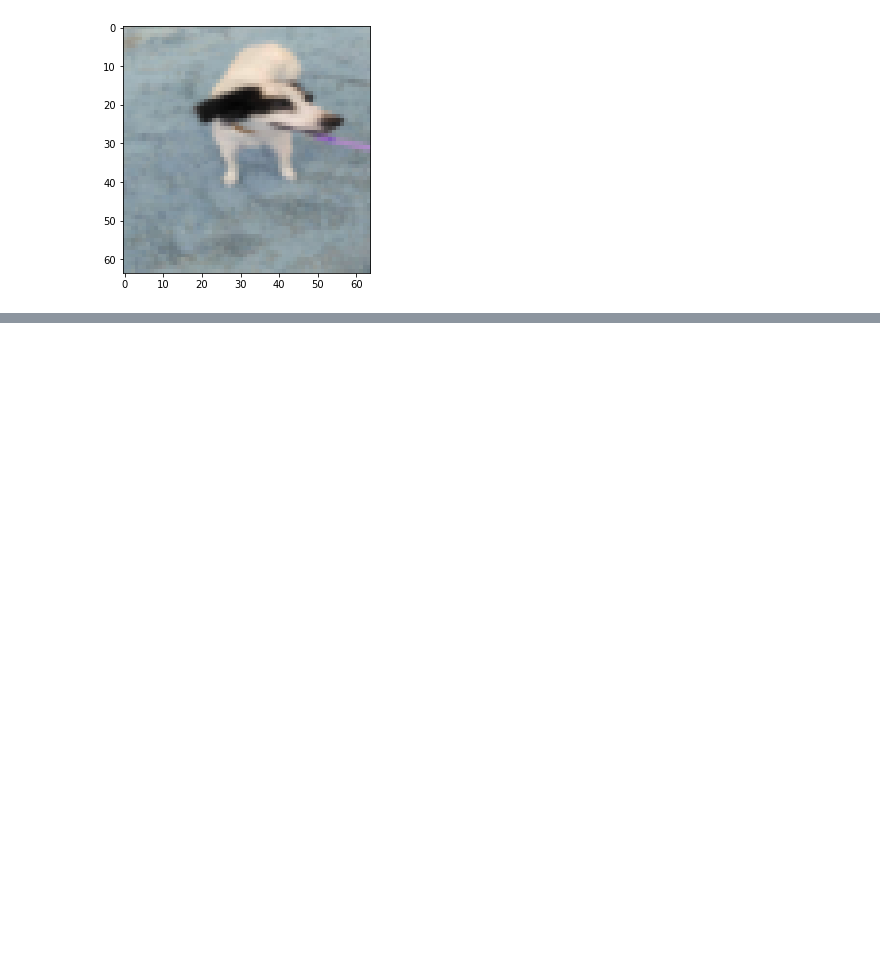
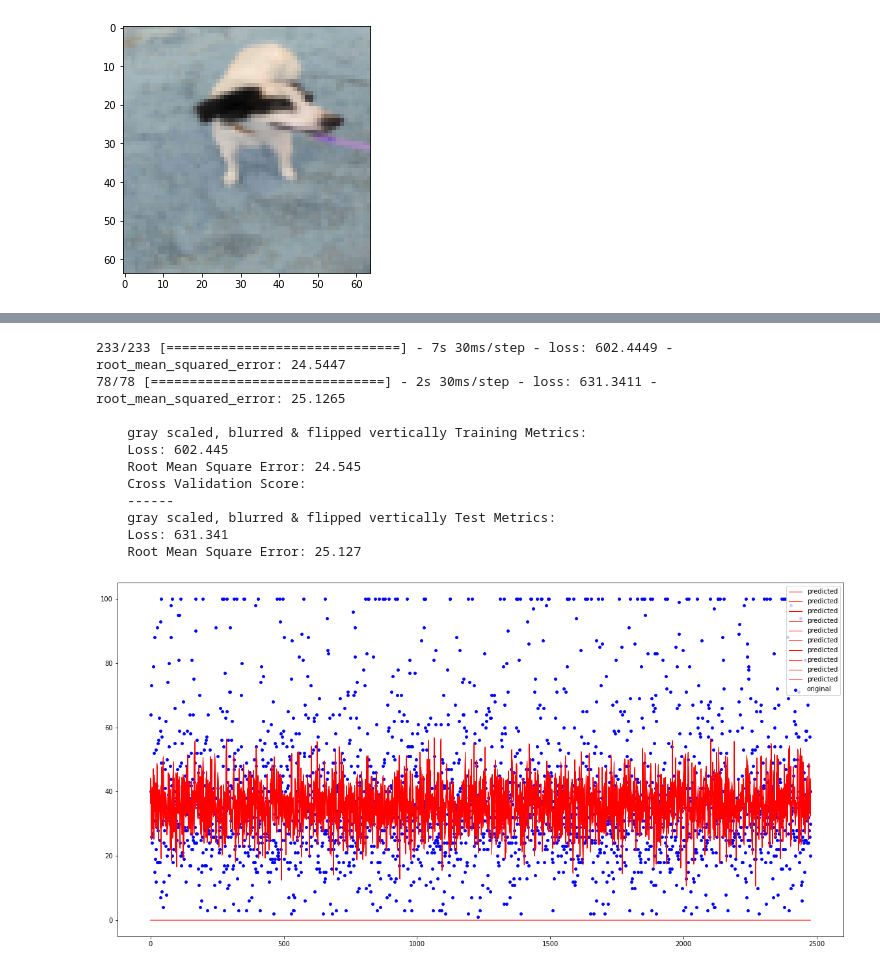
Before and after one commit to stevenaddison/Pet-Pawpularity, a Jupyter notebook: aisha_notebook.ipynb, the cells around one changed output, grey strips where cells are left out. Saved outputs shown, nothing was run; the diff lists cells and outputs as text; code cells hidden in the pictures; blank space fills up the shorter version.

```diff
--- a/aisha_notebook.ipynb
+++ b/aisha_notebook.ipynb
@@ -257,17 +334,17 @@ X_flipped_vertical = (np.array(flipped_vertical))
 # %%
 X_train, X_test, y_train, y_test = train_test_split(X_flipped_vertical, y, random_state=42)
 # %%
-ann = tf.keras.Sequential([
+ann_flipped_vertical= tf.keras.Sequential([
         layers.Flatten(),
         layers.Dense(3000, activation='relu'),
         layers.Dense(1000, activation='relu'),
         layers.Dense(10, activation='relu')
       ])
 
-ann.compile(optimizer='adam',
+ann_flipped_vertical.compile(optimizer='adam',
               loss=tf.keras.losses.MeanSquaredError(),
               metrics=[tf.keras.metrics.RootMeanSquaredError()])
 
-ann.fit(X_train, y_train, epochs=5)
+ann_flipped_vertical.fit(X_train, y_train, epochs=5)
 # %% [output]
 Epoch 1/5
@@ -283 +360,16 @@ Epoch 5/5
 <keras.callbacks.History at 0x...>
+# %%
+model_eval(ann_flipped_horizontal, X_train, y_train, X_test, y_test, 'gray scaled, blurred & flipped vertically')
+# %% [output]
+233/233 [==============================] - 7s 30ms/step - loss: 602.4449 - root_mean_squared_error: 24.5447
+78/78 [==============================] - 2s 30ms/step - loss: 631.3411 - root_mean_squared_error: 25.1265
+
+    gray scaled, blurred & flipped vertically Training Metrics:
+    Loss: 602.445
+    Root Mean Square Error: 24.545
+    Cross Validation Score:
+    ------
+    gray scaled, blurred & flipped vertically Test Metrics:
+    Loss: 631.341
+    Root Mean Square Error: 25.127
+[figure, added]
```
Also changed, not shown: parts of 9 cells of this notebook.
